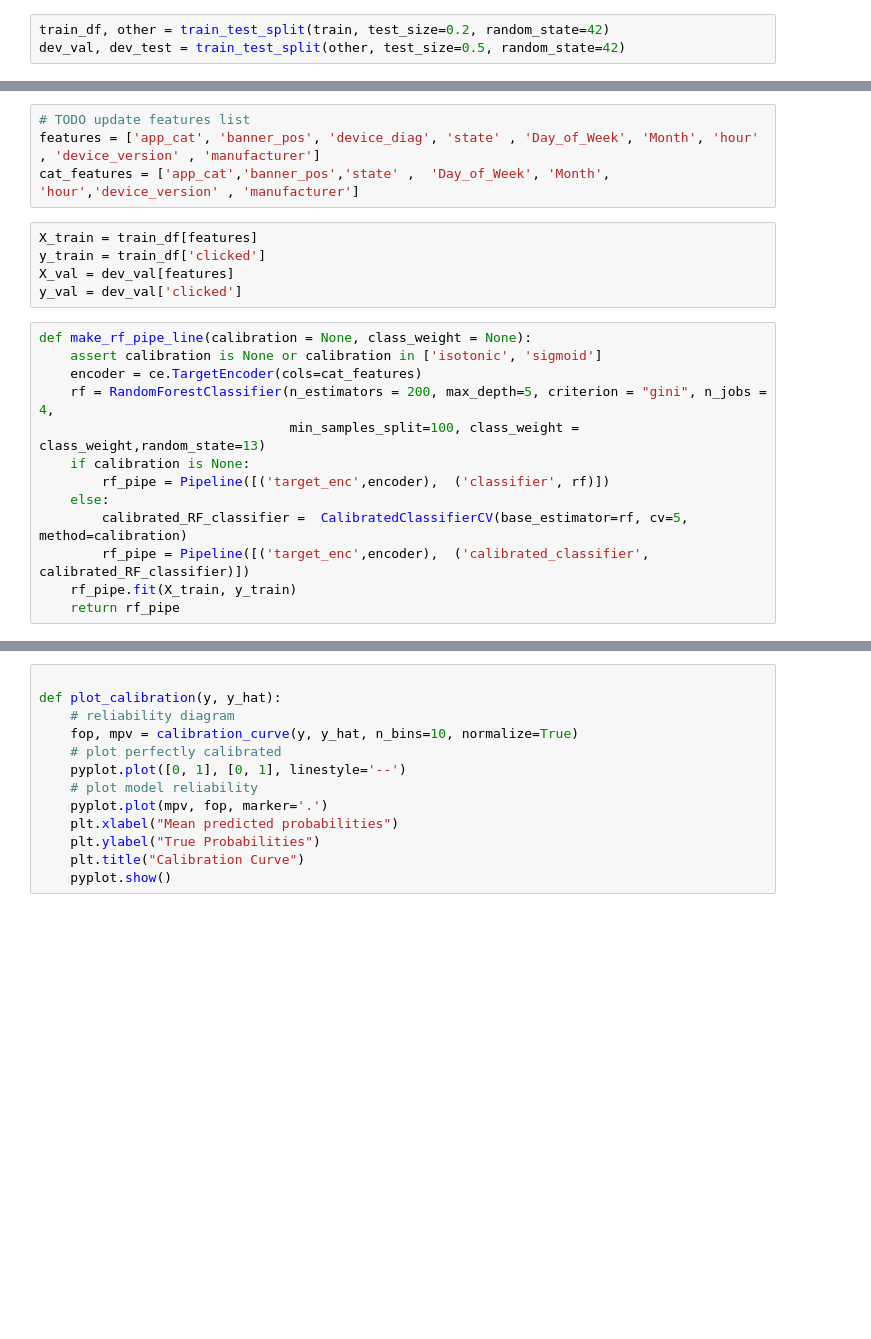
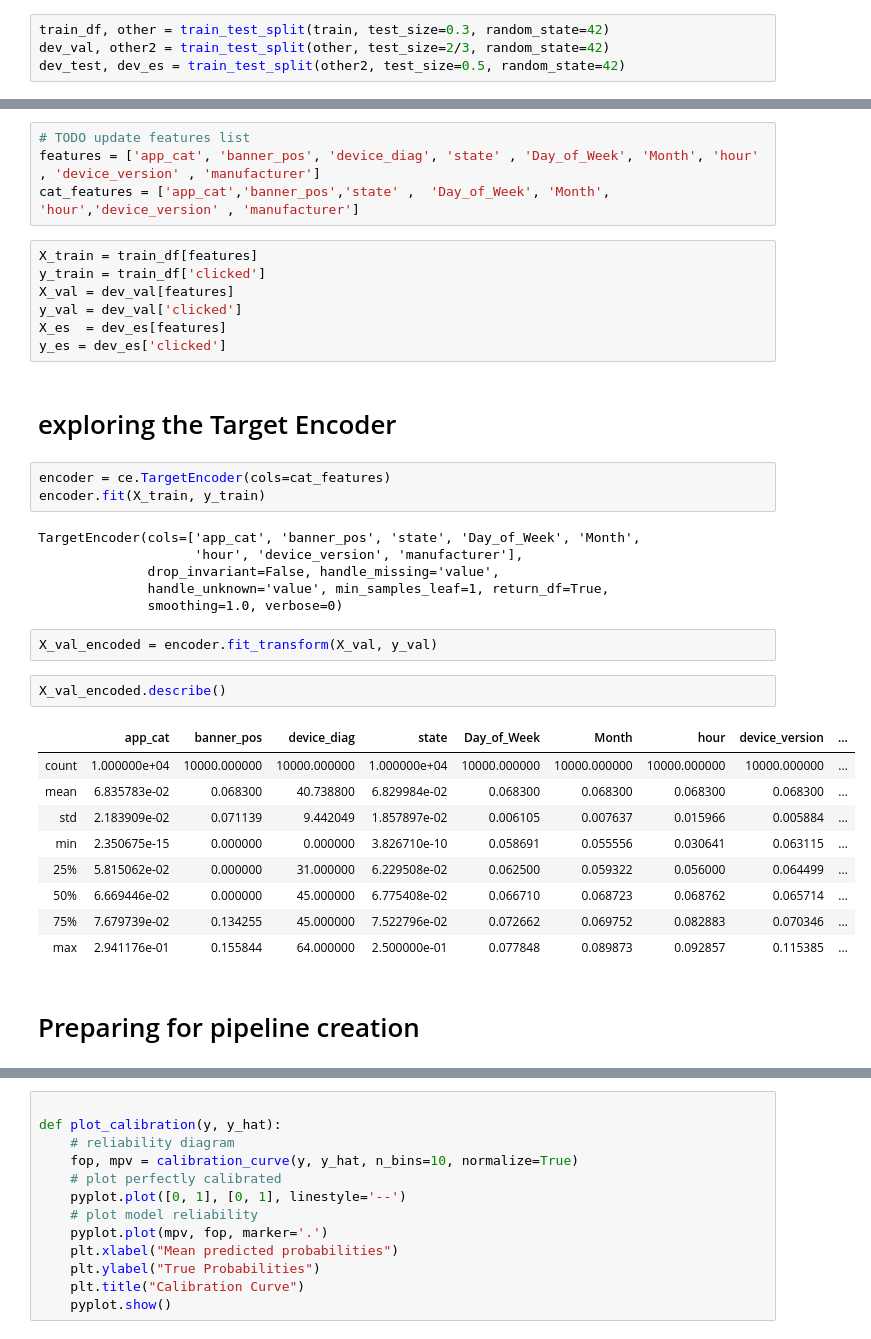
Before and after one commit to ayeletdabush/datascience, a Jupyter notebook: click_pred_modeling.ipynb, the cells around one changed output, grey strips where cells are left out. Cells and saved outputs as stored; diff of their text form; blank space fills up the shorter version.

```diff
--- a/click_pred_modeling.ipynb
+++ b/click_pred_modeling.ipynb
@@ -52,6 +53,7 @@ train.loc[:,'hour'] = train['time'].dt.hour
 train.loc[:,'device_diag'] = np.sqrt(train.device_height^2 + train.device_width^2).round()
 train.loc[:,'manufacturer'] = train['manufacturer'].fillna('Unknown')
 # %%
-train_df, other = train_test_split(train, test_size=0.2, random_state=42)
-dev_val, dev_test = train_test_split(other, test_size=0.5, random_state=42)
+train_df, other = train_test_split(train, test_size=0.3, random_state=42)
+dev_val, other2 = train_test_split(other, test_size=2/3, random_state=42)
+dev_test, dev_es = train_test_split(other2, test_size=0.5, random_state=42)
 # %%
@@ -87,19 +89,35 @@ X_train = train_df[features]
 y_train = train_df['clicked']
 X_val = dev_val[features]
 y_val = dev_val['clicked']
+X_es  = dev_es[features]
+y_es = dev_es['clicked']
-# %%
-def make_rf_pipe_line(calibration = None, class_weight = None):
-    assert calibration is None or calibration in ['isotonic', 'sigmoid']
-    encoder = ce.TargetEncoder(cols=cat_features)
-    rf = RandomForestClassifier(n_estimators = 200, max_depth=5, criterion = "gini", n_jobs = 4,
-                                min_samples_split=100, class_weight = class_weight,random_state=13)
-    if calibration is None:
-        rf_pipe = Pipeline([('target_enc',encoder),  ('classifier', rf)])
-    else:
-        calibrated_RF_classifier =  CalibratedClassifierCV(base_estimator=rf, cv=5, method=calibration)
-        rf_pipe = Pipeline([('target_enc',encoder),  ('calibrated_classifier', calibrated_RF_classifier)])
-    rf_pipe.fit(X_train, y_train)
-    return rf_pipe
+# %% [markdown]
+# exploring the Target Encoder
+# %%
+encoder = ce.TargetEncoder(cols=cat_features)
+encoder.fit(X_train, y_train)
+# %% [output]
+TargetEncoder(cols=['app_cat', 'banner_pos', 'state', 'Day_of_Week', 'Month',
+                    'hour', 'device_version', 'manufacturer'],
+              drop_invariant=False, handle_missing='value',
+              handle_unknown='value', min_samples_leaf=1, return_df=True,
+              smoothing=1.0, verbose=0)
+# %%
+X_val_encoded = encoder.fit_transform(X_val, y_val)
+# %%
+X_val_encoded.describe()
+# %% [output]
+|  | app_cat | banner_pos | device_diag | state | Day_of_Week | Month | hour | device_version | ... |
+| count | 1.000000e+04 | 10000.000000 | 10000.000000 | 1.000000e+04 | 10000.000000 | 10000.000000 | 10000.000000 | 10000.000000 | ... |
+| mean | 6.835783e-02 | 0.068300 | 40.738800 | 6.829984e-02 | 0.068300 | 0.068300 | 0.068300 | 0.068300 | ... |
+| std | 2.183909e-02 | 0.071139 | 9.442049 | 1.857897e-02 | 0.006105 | 0.007637 | 0.015966 | 0.005884 | ... |
+| min | 2.350675e-15 | 0.000000 | 0.000000 | 3.826710e-10 | 0.058691 | 0.055556 | 0.030641 | 0.063115 | ... |
+| 25% | 5.815062e-02 | 0.000000 | 31.000000 | 6.229508e-02 | 0.062500 | 0.059322 | 0.056000 | 0.064499 | ... |
+| 50% | 6.669446e-02 | 0.000000 | 45.000000 | 6.775408e-02 | 0.066710 | 0.068723 | 0.068762 | 0.065714 | ... |
+| 75% | 7.679739e-02 | 0.134255 | 45.000000 | 7.522796e-02 | 0.072662 | 0.069752 | 0.082883 | 0.070346 | ... |
+| max | 2.941176e-01 | 0.155844 | 64.000000 | 2.500000e-01 | 0.077848 | 0.089873 | 0.092857 | 0.115385 | ... |
+# %% [markdown]
+# Preparing for pipeline creation
 # %%
 def plot_auc(fpr, tpr):
     roc_auc = auc(fpr, tpr)
```
Also changed, not shown: parts of 41 cells of this notebook.
